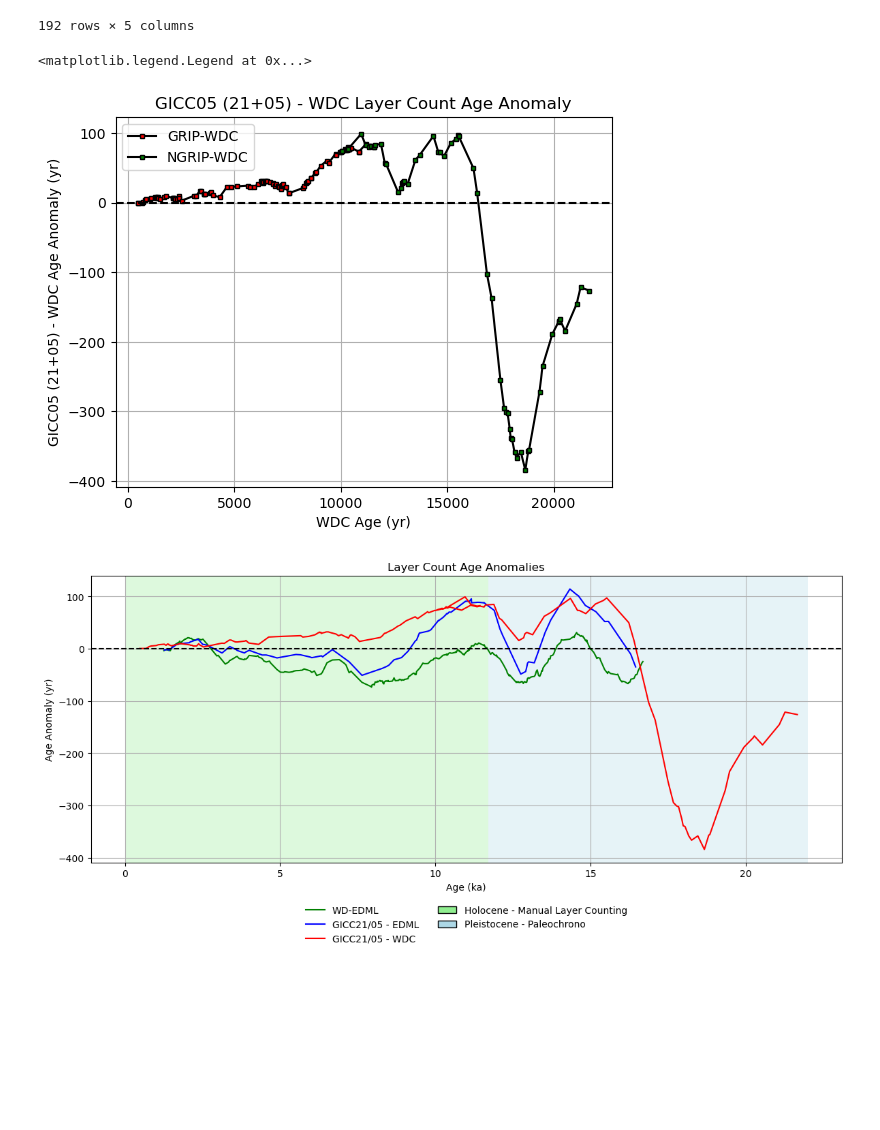
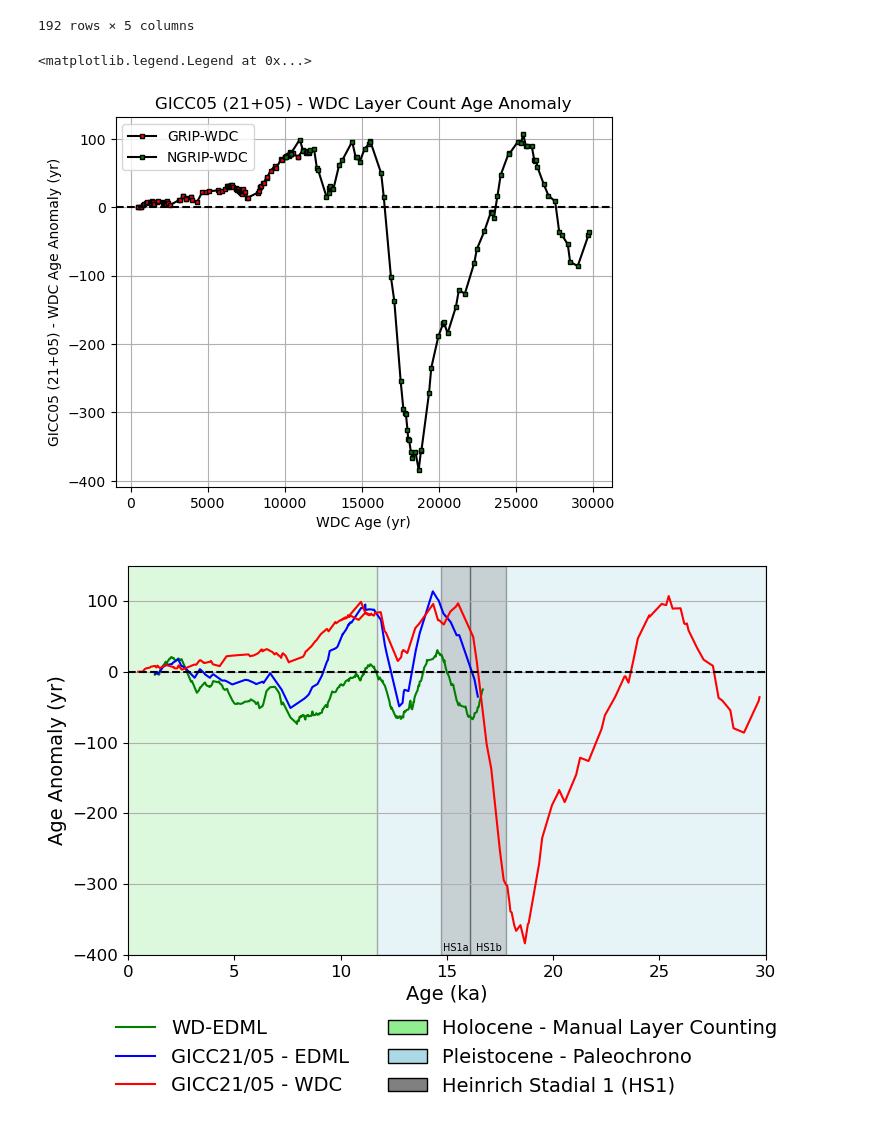
Before and after one commit to qmackay/BICC, a Jupyter notebook: Holcene Revision Work/Misc Python Code/long_term_comparisons.ipynb, the cells around one changed output. Cells and saved outputs as stored; diff of their text form; code cells hidden in the pictures; blank space fills up the shorter version.

Commit message:
editing long term graph

```diff
--- a/Holcene Revision Work/Misc Python Code/long_term_comparisons.ipynb
+++ b/Holcene Revision Work/Misc Python Code/long_term_comparisons.ipynb
@@ -90,7 +90,7 @@ ngrip_wdc_ties
 #LC comparison check 3
 plt.plot(grip_wdc_ties['old_wdc age'], (grip_wdc_ties['old_grip age'] - grip_wdc_ties['old_wdc age']), marker='s', ms=3, mfc='r',linestyle='-', color='k', alpha=1, label='GRIP-WDC')
 
-ngrip_wdc_ties = ngrip_wdc_ties[ngrip_wdc_ties['old_ngrip age'] <= 22000] #restricting to LGM
+ngrip_wdc_ties = ngrip_wdc_ties[ngrip_wdc_ties['old_ngrip age'] <= 30000] #restricting to LGM
 plt.plot(ngrip_wdc_ties['old_wdc age'], (ngrip_wdc_ties['old_ngrip age'] - ngrip_wdc_ties['old_wdc age']), marker='s', ms=3, mfc='g',linestyle='-', color='k', alpha=1, label='NGRIP-WDC')
 
 
@@ -102,13 +102,13 @@ plt.grid()
 plt.legend()
 # %% [output]
 <matplotlib.legend.Legend at 0x...>
-[figure, old version]
+[figure, new version]
 # %%
 import matplotlib.pyplot as plt
 from matplotlib.patches import Patch
 from matplotlib.lines import Line2D
 
-fig, ax = plt.subplots(figsize=(12, 6))
+fig, ax = plt.subplots(figsize=(8, 6))
 
 # --- your lines (example: use your dataframes here) ---
 ax.plot(edml_wdc_ties['old_edml age']/1000,
@@ -129,43 +129,64 @@ ax.plot(ngrip_wdc_ties['old_wdc age']/1000,
 
 # --- shading (no labels here) ---
 ax.axvspan(0, 11.7, facecolor='lightgreen', alpha=0.3, edgecolor='none')
-ax.axvspan(11.7, 22.0, facecolor='lightblue', alpha=0.3, edgecolor='none')
+ax.axvspan(11.7, 30.0, facecolor='lightblue', alpha=0.3, edgecolor='none')
+ax.axvspan(11.7, 30.0, facecolor='none', alpha=0.3, edgecolor='black')
+ax.axvspan(16.1, 17.8, facecolor='gray', alpha=0.3, edgecolor='black')
+ax.axvspan(14.7, 16.1, facecolor='gray', alpha=0.3, edgecolor='black')
 
 # --- zero line and grid ---
 ax.axhline(0, color='k', linestyle='--')
-ax.grid()
+ax.grid(axis='y')
 
 # --- create legend handles manually ---
 line_wd_edml = Line2D([], [], color='g', linestyle='-')
 line_edml = Line2D([], [], color='b', linestyle='-')
 line_wdc = Line2D([], [], color='r', linestyle='-')
 
 holocene_patch = Patch(facecolor='lightgreen', edgecolor='k', linewidth=1, label='Holocene - Manual Layer Counting')
 pleistocene_patch = Patch(facecolor='lightblue', edgecolor='k', linewidth=1, label='Pleistocene - Paleochrono')
+heinrich_patch = Patch(facecolor='gray', edgecolor='k', linewidth=1, label='Heinrich Stadial 1 (HS1)')
+
 
 handles = [
     line_wd_edml, line_edml, line_wdc,
-    holocene_patch, pleistocene_patch
+    holocene_patch, pleistocene_patch, heinrich_patch
 ]
 labels = [
     'WD-EDML',
     'GICC21/05 - EDML',
     'GICC21/05 - WDC',
     'Holocene - Manual Layer Counting',
-    'Pleistocene - Paleochrono'
+    'Pleistocene - Paleochrono',
+    'Heinrich Stadial 1 (HS1)'
 ]
 
 # --- single legend placed below the axes ---
 ax.legend(handles=handles, labels=labels,
           loc='upper center', bbox_to_anchor=(0.5, -0.12),
           ncol=2, frameon=False)
 
+#add text
+ax.text(14.8, -395, "HS1a", fontsize=7, color='black')
+ax.text(16.35, -395, "HS1b", fontsize=7, color='black')
+
+#change font sizes
+plt.rcParams.update({
+    'font.size': 18,          # general font size
+    'axes.titlesize': 16,     # title font size
+    'axes.labelsize': 14,     # x and y label font size
+    'xtick.labelsize': 12,    # x tick label font size
+    'ytick.labelsize': 12,    # y tick label font size
+    'legend.fontsize': 14     # legend font size
+})
+
 # adjust layout so the legend fits
 plt.xlabel('Age (ka)')
+plt.xlim(0, 30)
+plt.ylim(-400,150)
 plt.ylabel('Age Anomaly (yr)')
-plt.title('Layer Count Age Anomalies')
 plt.tight_layout()
 
 plt.savefig('/Users/quinnmackay/Desktop/temp.png', dpi=300, bbox_inches='tight')
 # %% [output]
-[figure, old version]
+[figure, new version]
```
Also changed, not shown: 11 other files.
